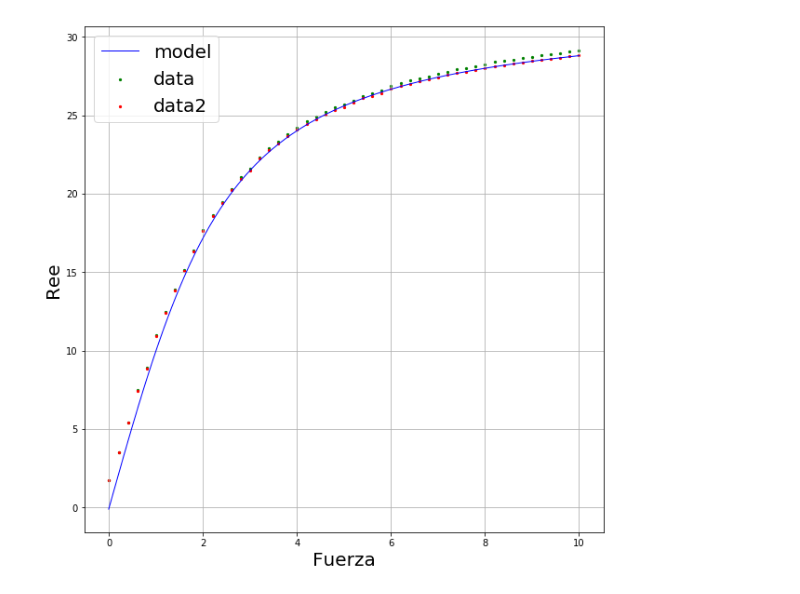
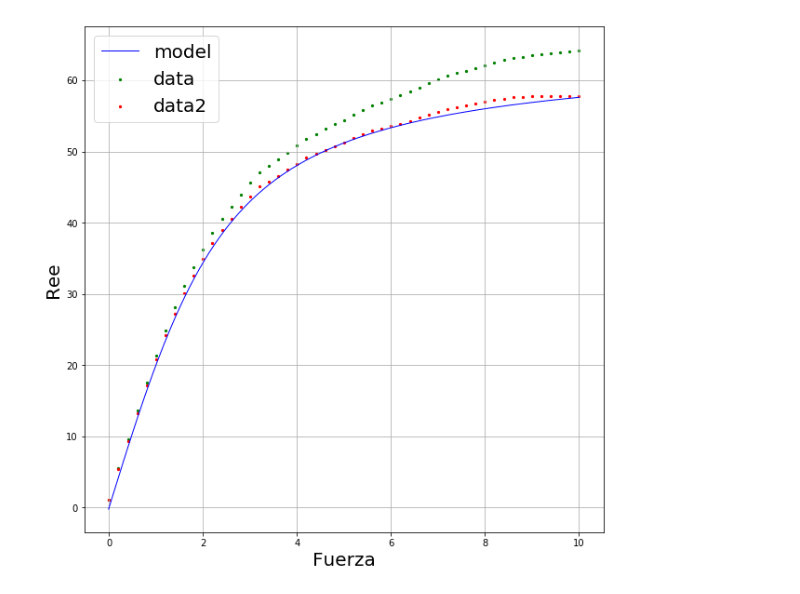
Before and after one commit to 682448/TFIII-P5, a Jupyter notebook: Polimero/Polimero.ipynb, the cells around one changed output. Saved outputs shown, nothing was run; the diff lists cells and outputs as text; code cells hidden in the pictures.

Commit message:
Graficas Ree 4,8,15,64 enlaces con k 100 y 1000

```diff
--- a/Polimero/Polimero.ipynb
+++ b/Polimero/Polimero.ipynb
@@ -1,33 +1,33 @@
 # %%
 import numpy as np
 import pandas as pd
 from scipy.optimize import curve_fit
 from pylab import *
 import matplotlib.pyplot as plt
-Data=pd.read_csv('Data/Ree_T=1_KOnM=1000_N=33.csv')
+Data=pd.read_csv('Data/Ree_T=1_KOnM=100_N=65.csv')
 
 def f(F,N,b,T):
     return N*b*(1/np.tanh(F*b/T)-T/F/b)
 
 #expected=(3,1,0.1)
 #popt,cov=curve_fit(f,xDataRaw,yDataRaw,expected)
 
 plt.figure(figsize=(10,10))
 xfine=np.linspace(-0.01,10,500)
-plot(xfine,f(xfine,32,1,1),label='model',lw='1',color='blue')
+plot(xfine,f(xfine,64,1,1),label='model',lw='1',color='blue')
 err=Data.loc[:,"err"]
 err=np.array(err)
 plt.ylabel('Ree',fontsize='20')
 plt.xlabel('Fuerza',fontsize='20')
 #plt.errorbar(Data.loc[:,"F"],Data.loc[:,"Ree"],yerr=err,fmt='o',label='data',color='green')
 plt.scatter(Data.loc[:,"F"],Data.loc[:,"Ree"],s=5,label='data',color='green')
 plt.scatter(Data.loc[:,"F"],Data.loc[:,"Ree_best"],s=5,label='data2',color='red')
 
 plt.grid()
 plt.legend(prop={'size':'20'})
-plt.savefig("32Enlaces_KOnM=1000.png",format='png',ndpi=12000)
+plt.savefig("64Enlaces_KOnM=100.png",format='png',ndpi=12000)
 # %% [output]
-[figure, old version]
+[figure, new version]
 # %%
 import numpy as np
 Data=pd.read_csv('Data.csv')
```
Also changed, not shown: 7 other files.
